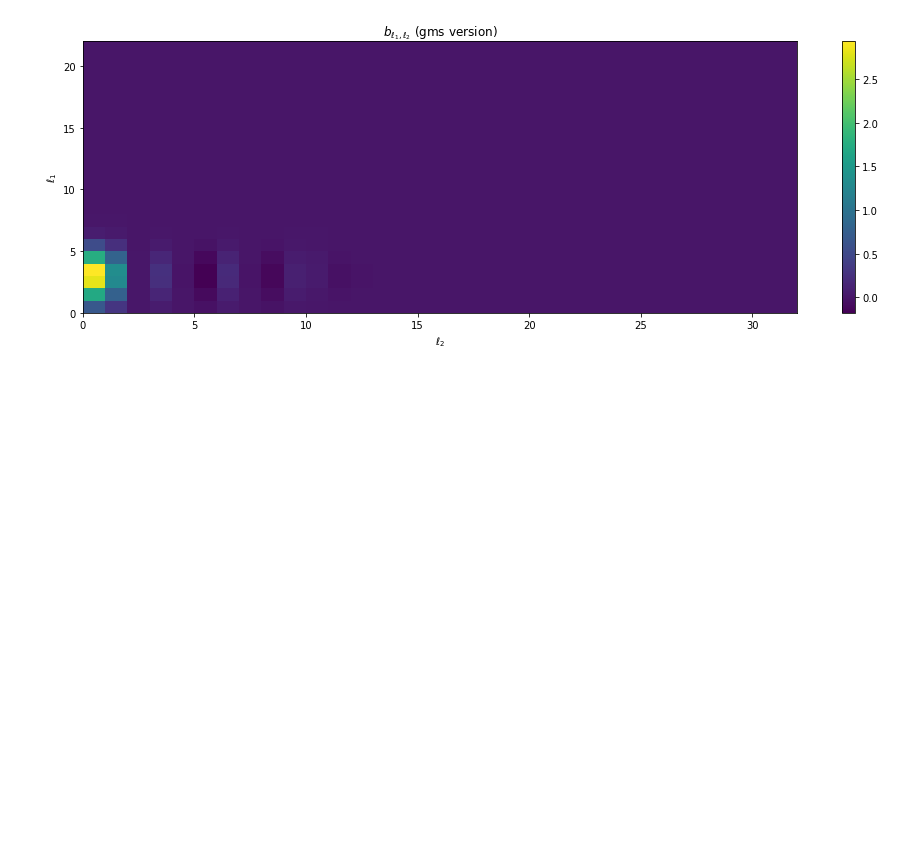
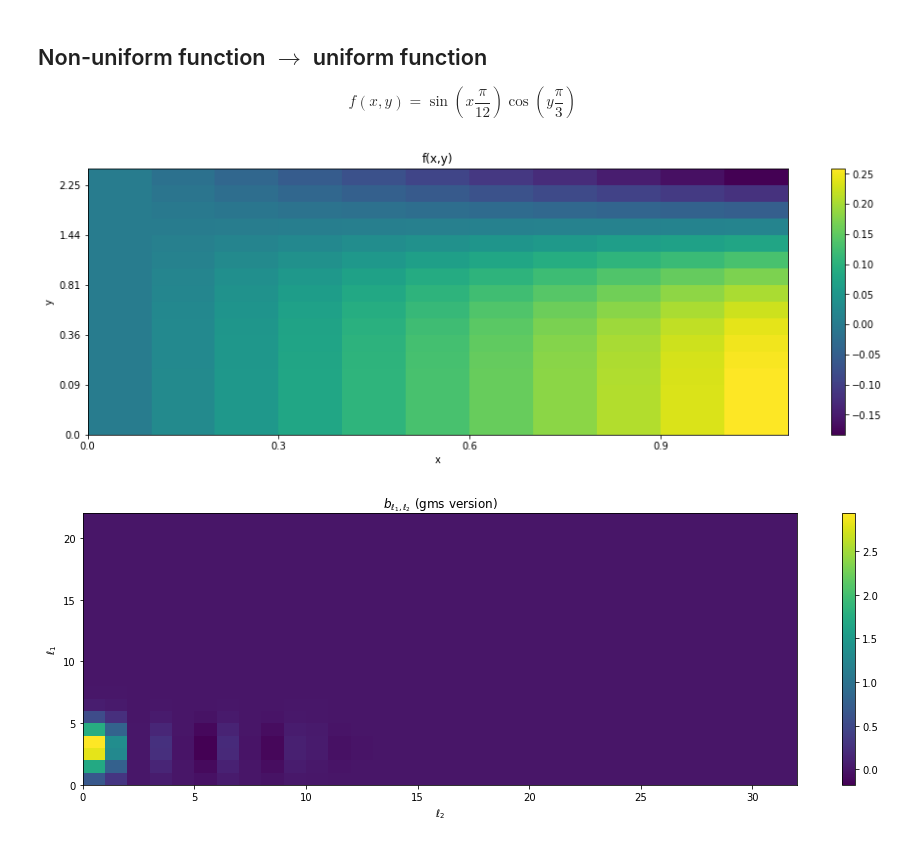
Before and after one commit to fAndreuzzi/spreading-nonuniform-grid, a Jupyter notebook: data/visualization.ipynb, the cells around one changed output. Drawn from its saved outputs; the diff is of its cells as text; code cells hidden in the pictures; blank space fills up the shorter version.

```diff
--- a/data/visualization.ipynb
+++ b/data/visualization.ipynb
@@ -32,3 +42,26 @@ plt.xticks(range(0,len(y),5), y[::5]);
+# %% [markdown]
+## Non-uniform function $\to$ uniform function
+$$f(x,y) = \sin\left(x \frac{\pi}{12}\right) \cos\left(y \frac{\pi}{3}\right)$$
+# %%
+def fnc(x,y):
+    return np.sin(x * np.pi / 12) * np.cos(y * np.pi / 3)
+
+f = np.vstack([fnc(x, yi)[None,:] for yi in y])
+np.save('../data/f.npy', f)
+
+plt.figure(figsize=(16,5))
+plt.pcolormesh(f)
+
+plt.ylabel('y')
+plt.xlabel('x')
+plt.title('f(x,y)')
+
+plt.xticks(range(0,len(x),3),np.round(x,2)[::3])
+plt.yticks(range(0,len(y),3),np.round(y,2)[::3])
+
+plt.colorbar();
+# %% [output]
+[figure, added]
 # %%
 suffix = 'gms'
 b = np.load('../data/b_{}.npy'.format(suffix))
```
Also changed, not shown: parts of 7 cells of this notebook, 5 other files.
